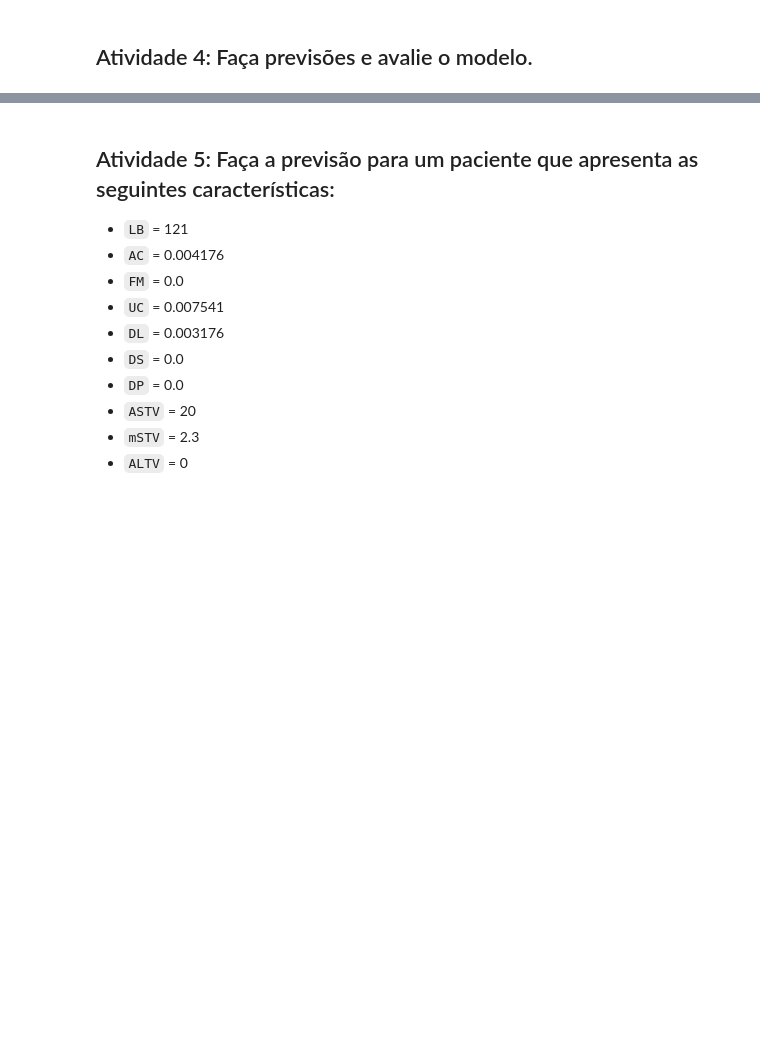
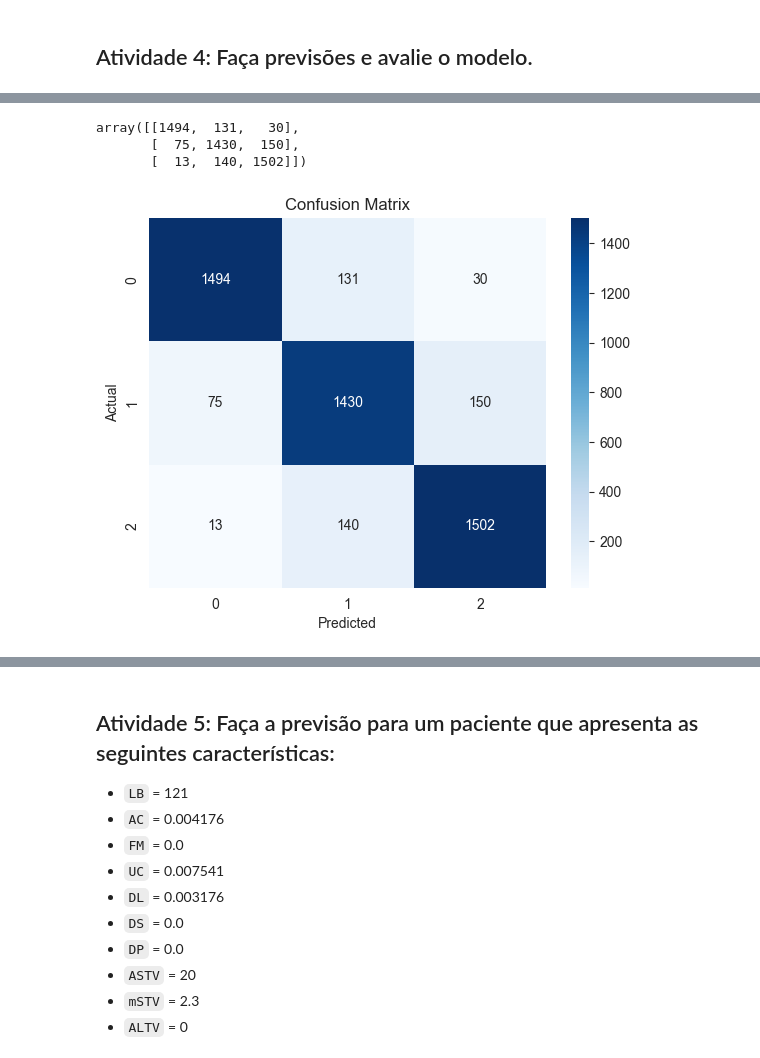
Before and after one commit to joaomorossini/Master-in-Data-Science, a Jupyter notebook: Módulo 2 - Future Casting/Sprint 2 - Analise_Multivariada_II/2.4_Regressao_Multinomial_Entrega.ipynb, the cells around one changed output, grey strips where cells are left out. Cells and saved outputs as stored; diff of their text form; code cells hidden in the pictures; blank space fills up the shorter version.

```diff
--- a/Módulo 2 - Future Casting/Sprint 2 - Analise_Multivariada_II/2.4_Regressao_Multinomial_Entrega.ipynb
+++ b/Módulo 2 - Future Casting/Sprint 2 - Analise_Multivariada_II/2.4_Regressao_Multinomial_Entrega.ipynb
@@ -179,0 +166,4 @@ model.predict(X)
+# %%
+# Criando variável que armazena a classe com maior probabilidade
+y_pred = model.predict(X).idxmax(axis=1)
+y_pred
@@ -179,0 +183,16 @@ model.predict(X)
+# %%
+# Gerando a matriz de confusão
+cm = confusion_matrix(y, y_pred)
+cm
+# %% [output]
+array([[1494,  131,   30],
+       [  75, 1430,  150],
+       [  13,  140, 1502]])
+# %%
+# Gerando mapa de calor da matriz de confusão
+sns.heatmap(cm, annot=True, cmap='Blues', fmt='d')
+plt.xlabel('Predicted')
+plt.ylabel('Actual')
+plt.title('Confusion Matrix');
+# %% [output]
+[figure, added]
```
Also changed, not shown: parts of 21 cells of this notebook, 1 other file.
